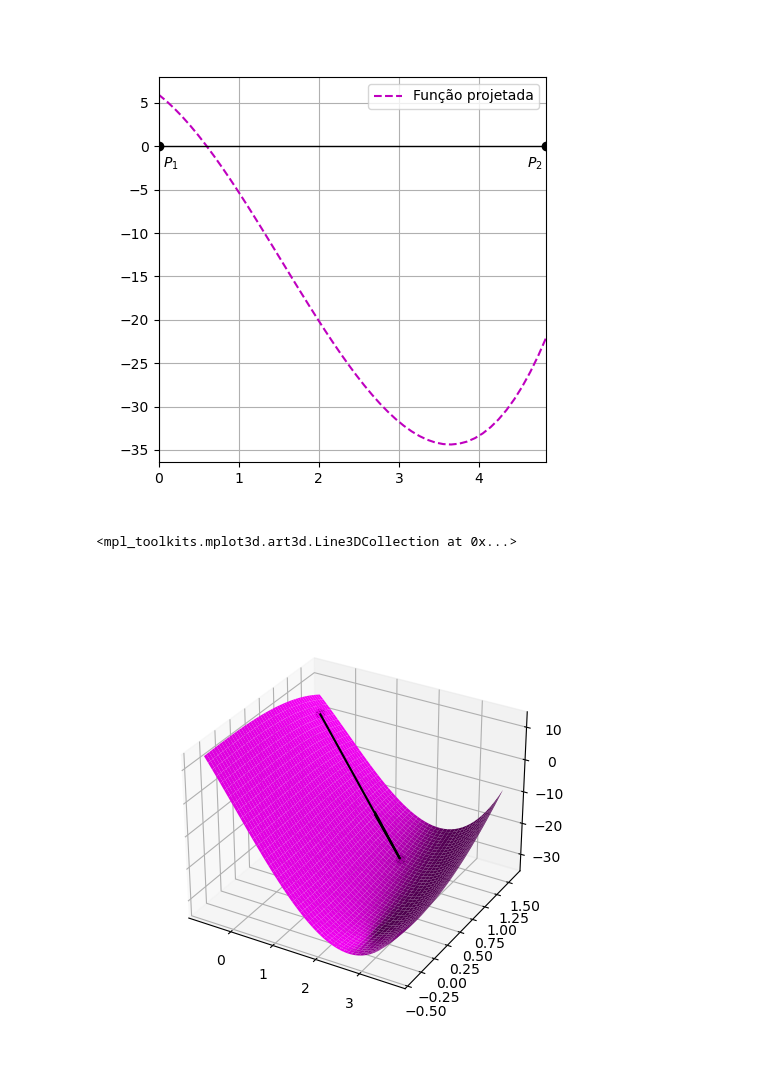
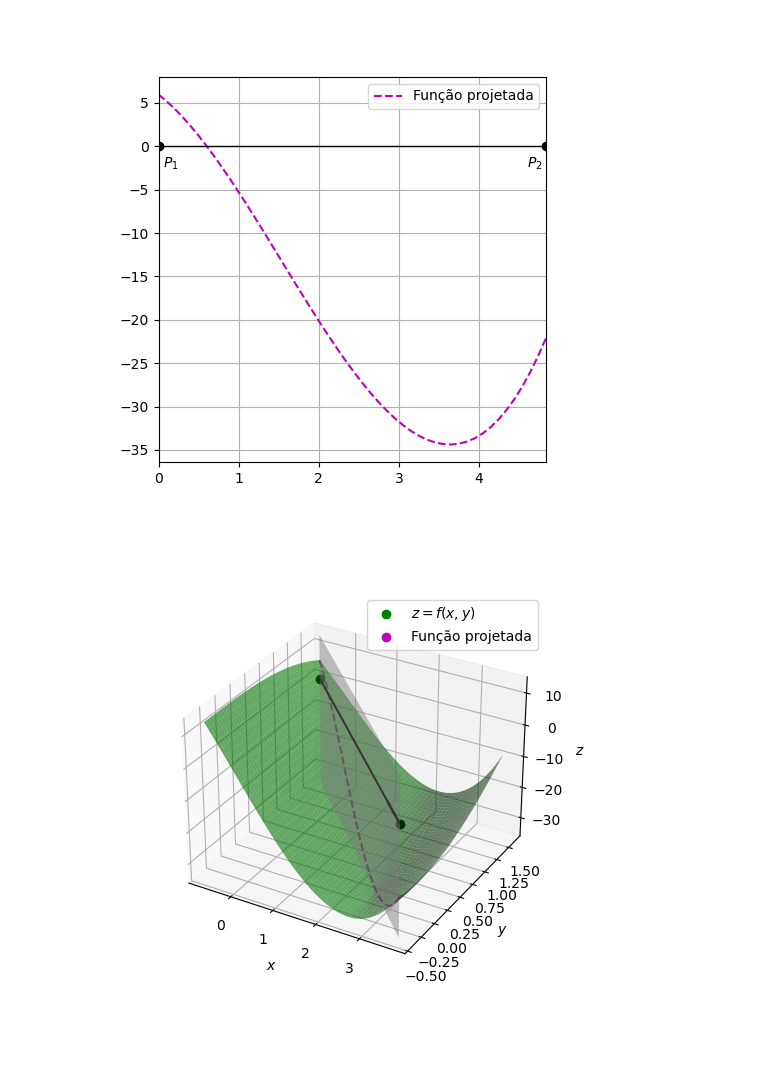
Before and after one commit to prj-phcp/MEC2403_Activities, a Jupyter notebook: Lista0/Lista0.ipynb, the cells around one changed output. Drawn from its saved outputs; the diff is of its cells as text; code cells hidden in the pictures.

Commit message:
Conclusão do plot da q4

```diff
--- a/Lista0/Lista0.ipynb
+++ b/Lista0/Lista0.ipynb
@@ -149,15 +151,34 @@ fig.savefig('images/q4_1.pdf')
 # %%
 points = 50
 x_values = np.linspace(P1[0], P2[0], points)
 y_values = np.linspace(P1[1], P2[1], points)
 X, Y = np.meshgrid(x_values, y_values)
 fig = plt.figure(figsize=(5, 5))
 Z = f2(np.vstack([X.ravel(), Y.ravel()])).reshape(50,-1)
 ax = fig.add_subplot(1,1,1,projection='3d')
-ax.plot_surface(X, Y, Z, color='magenta')
+ax.plot_surface(X, Y, Z, color='green', alpha=0.6, label='$z = f(x, y)$')
+l_values = np.linspace(0, v_norm, points)
+p_values = P1.reshape(-1,1) + v_hat.reshape(-1,1)*l_values.reshape(1,-1)
+z_values = f2(p_values)
+ax.plot(p_values[0], p_values[1], z_values, 'm--', label='Função projetada')
 ax.plot(P1[0], P1[1], 0, 'ko')
 ax.plot(P2[0], P2[1], 0, 'ko')
-ax.quiver(*P1, 0, *v, 0, color='black')
+ax.quiver(*P1, 0, *v, 0, color='black', arrow_length_ratio=0.15)
+X, Z = np.meshgrid(x_values, np.arange(-35, 15))
+x_to_y = interp1d([P1[0], P2[0]], [P1[1], P2[1]])
+Y = x_to_y(X)
+ax.plot_surface(X, Y, Z, color='gray', alpha=0.5)
+
+ax.set_xlabel('$x$')
+ax.set_ylabel('$y$')
+ax.set_zlabel('$z$')
+ax.grid()
+
+fake2Dline1 = mpl.lines.Line2D([0],[0], linestyle="none", c='g', marker = 'o')
+fake2Dline2 = mpl.lines.Line2D([0],[0], linestyle="none", c='m', marker = 'o')
+ax.legend([fake2Dline1, fake2Dline2], ['$z = f(x, y)$', 'Função projetada'], numpoints = 1)
+
+#ax.legend()
+fig.savefig('images/q4_2.pdf')
 # %% [output]
-<mpl_toolkits.mplot3d.art3d.Line3DCollection at 0x...>
-[figure, old version]
+[figure, new version]
```
Also changed, not shown: parts of 1 cell of this notebook, 5 other files.
